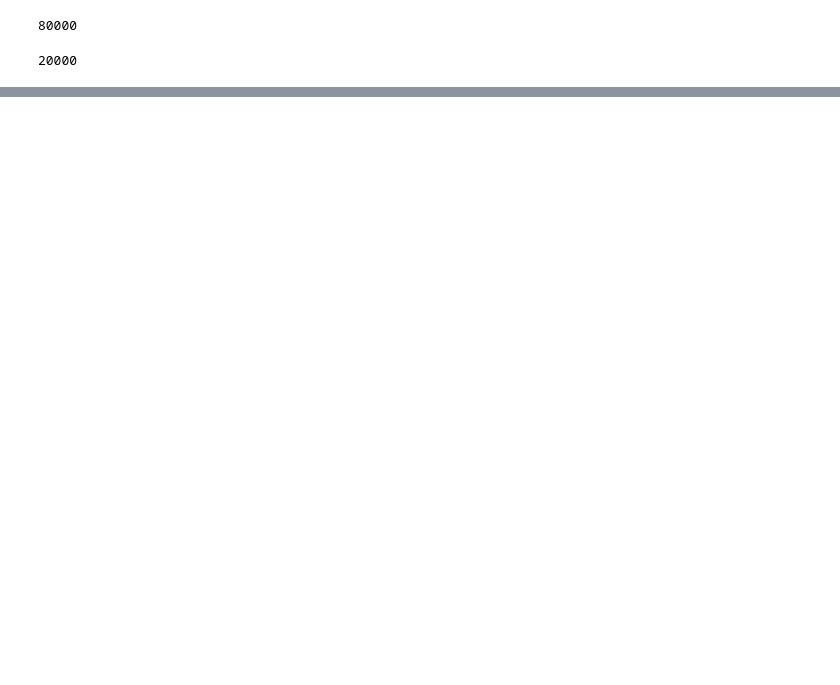
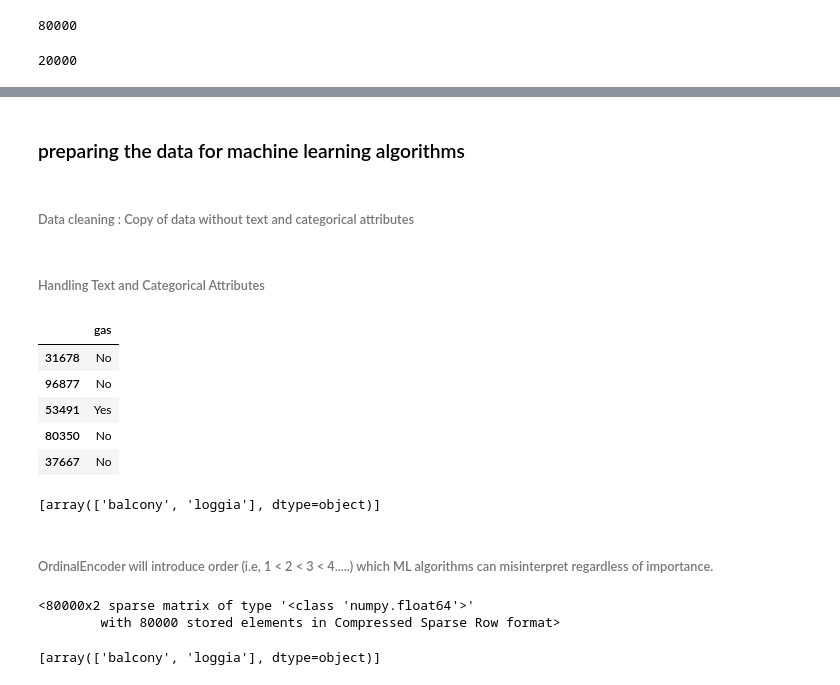
Before and after one commit to MasudHaider/Hands-on-ML, a Jupyter notebook: Kaggle_playground.ipynb, the cells around one changed output, grey strips where cells are left out. Cells and saved outputs as stored; diff of their text form; code cells hidden in the pictures; blank space fills up the shorter version.

```diff
--- a/Kaggle_playground.ipynb
+++ b/Kaggle_playground.ipynb
@@ -269,0 +317,8 @@ for set_ in (strat_train_set, strat_test_set):
+# %%
+# revert to a clean training set
+flat = strat_train_set.drop("price", axis=1)
+flat_labels = strat_train_set["price"].copy()
+# %% [markdown]
+### preparing the data for machine learning algorithms
+# %% [markdown]
+###### Data cleaning : Copy of data without text and categorical attributes
@@ -269,0 +327,17 @@ for set_ in (strat_train_set, strat_test_set):
+# %% [markdown]
+###### Handling Text and Categorical Attributes
+# %%
+gas_cat = flat[["gas"]]
+hotwater_cat = flat[["hot_water"]]
+heating_cat = flat[["central_heating"]]
+extra_area_name_cat = flat[["extra_area_type_name"]]
+district_name_cat = flat[["extra_area_type_name"]]
+# %%
+gas_cat.head(5)
+# %% [output]
+|  | gas |
+| 31678 | No |
+| 96877 | No |
+| 53491 | Yes |
+| 80350 | No |
+| 37667 | No |
@@ -269,0 +353,18 @@ for set_ in (strat_train_set, strat_test_set):
+# %%
+ordinal_encoder.categories_
+# %% [output]
+[array(['balcony', 'loggia'], dtype=object)]
+# %% [markdown]
+###### OrdinalEncoder will introduce order (i.e, 1 < 2 < 3 < 4.....) which ML algorithms can misinterpret regardless of importance.
+# %%
+from sklearn.preprocessing import OneHotEncoder
+extra_area_name_encoder = OneHotEncoder()
+extra_area_name_1hot = extra_area_name_encoder.fit_transform(extra_area_name_cat)
+extra_area_name_1hot
+# %% [output]
+<80000x2 sparse matrix of type '<class 'numpy.float64'>'
+        with 80000 stored elements in Compressed Sparse Row format>
+# %%
+extra_area_name_encoder.categories_
+# %% [output]
+[array(['balcony', 'loggia'], dtype=object)]
```
Also changed, not shown: parts of 77 cells of this notebook.
